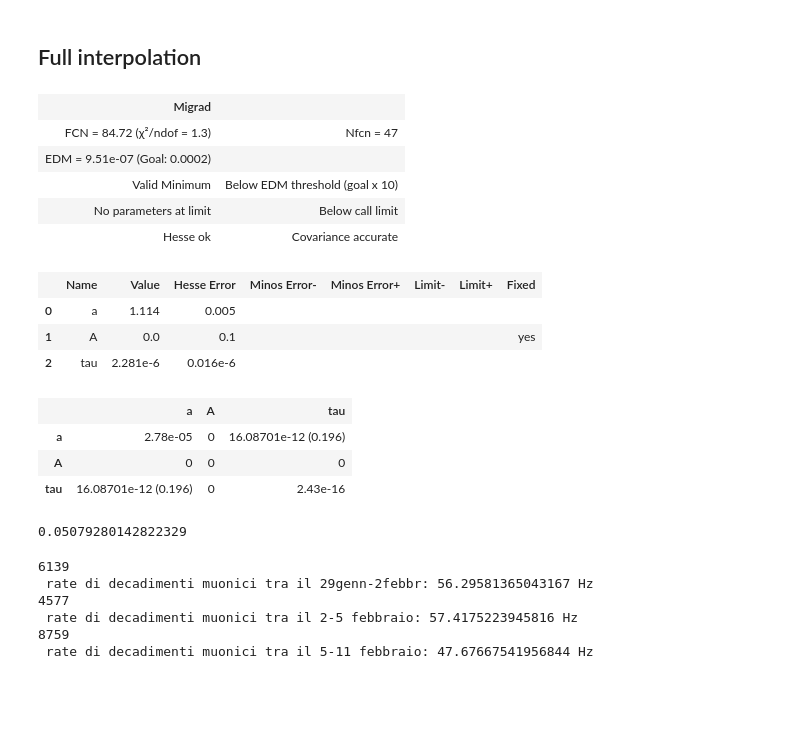
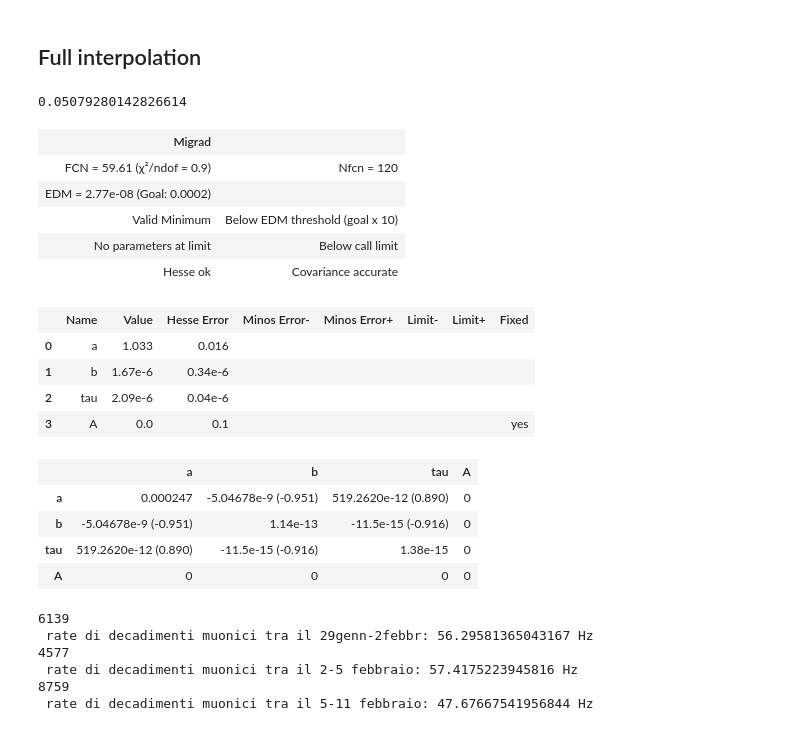
Before and after one commit to Matti-z/Lab-muons, a Jupyter notebook: hist_definitivo.ipynb, the cells around one changed output. Drawn from its saved outputs; the diff is of its cells as text; code cells hidden in the pictures; blank space fills up the shorter version.

```diff
--- a/hist_definitivo.ipynb
+++ b/hist_definitivo.ipynb
@@ -24,7 +24,7 @@ def exp( x , N ,a, A, tau):
 def sturges( N: int):
     return int(np.round( 1 + 3.322 * np.log10(N)))
 
-def exp_unif(x, a, b, tau, A):
+def exp_unif(x, N , a, b, tau, A):
     return a * N * (expon.cdf(x, A, tau) + b * N * uniform.cdf(x, 0, 8e-6))
 
 
@@ -77,7 +77,7 @@ def dataset_analysis(dataset: np.ndarray , creator: Callable, bins: int , args:
     model_function = function_generator_with_variable_N( creator , len(dataset))
     count, edges = np.histogram( dataset , bins=bins)
     cost = ExtendedBinnedNLL(count, edges, model_function)
-
+    #TODO fix args.values() generalizza per l'ordine dei parametri
     minuit_element =  Minuit(cost, *args.values())
 
     if "A" in args.keys():
@@ -89,6 +89,20 @@ def end(m:Minuit) -> None:
     m.migrad()
     m.hesse()
     display(m)
+
+
+def find_best_chi2_pvalue( min_bin_range:int , max_bin_range:int , step_bin: int,  f:Callable , dataset:np.ndarray , f_args:dict):
+    range_bins = np.arange(min_bin_range , max_bin_range , step_bin , dtype=int)
+
+    p_value_list = []
+    chi2_list = []
+    for bin in range_bins:
+        n = dataset_analysis( dataset , f , bins = bin , args=f_args)
+        n.migrad()
+        n.hesse()
+        p_value_list.append(1 - chi2.cdf(n.fval, df=n.ndof))
+        chi2_list.append(n.fval/n.ndof)
+    return p_value_list , chi2_list
 # %% [markdown]
 # Dataset
 # %%
@@ -100,8 +114,8 @@ data_4 = np.genfromtxt("Data/timestamp/05_02_2026_18_17.csv", delimiter=',')
 data_5 = np.genfromtxt("Data/timestamp/11_02_2026_17_52.csv", delimiter=',')
 data_6 = np.genfromtxt("Data/timestamp/16_02_2026_12_25.csv", delimiter=',')
 data_7 = np.genfromtxt("Data/timestamp/20_02_2026_15_57.csv", delimiter=',')
-data = np.concatenate((data_0, data_1, data_2, data_3, data_4, data_5, data_6,
-                       data_7))
+data = np.concatenate((data_0, data_1, data_2, data_3, data_4, data_5, data_6, data_7))
+
 print(len(data),len(data_0), len(data_1), len(data_2), len(data_3), len(data_4), len(data_5), len(data_6), len(data_7))
 # %% [output]
 49799 2976 9400 6139 4577 8759 7456 6355 4137
@@ -164,33 +178,42 @@ end(k)
 # %%
 n_bins = 67
 exp_args = {"a": 1, "A": 0, "tau": TAU_MU}
 
 data_refact:np.ndarray = data[(data > 1e-7)&(data < 6.5e-6)]## forse si può anche non tagliare dal basso
 
 
 n = dataset_analysis( data_refact , exp , bins = n_bins , args=exp_args)
 
-end(n)
+n.migrad()
+n.hesse()
 
 
 p_value = 1 - chi2.cdf(n.fval, df=n.ndof)
 print(p_value)
+
+
+exp_unif_args = {"a": 0.9, "b": 0, "tau": TAU_MU , "A":0}
+m = dataset_analysis( data_refact , exp_unif , bins = n_bins , args=exp_unif_args)
+# m.limits["a" , "b"] = (0,1) #type:ignore
+end(m)
 # %% [output]
+0.05079280142826614
 | Migrad |  |
-| FCN = 84.72 (χ²/ndof = 1.3) | Nfcn = 47 |
-| EDM = 9.51e-07 (Goal: 0.0002) |  |
+| FCN = 59.61 (χ²/ndof = 0.9) | Nfcn = 120 |
+| EDM = 2.77e-08 (Goal: 0.0002) |  |
 | Valid Minimum | Below EDM threshold (goal x 10) |
 | No parameters at limit | Below call limit |
 | Hesse ok | Covariance accurate |
 |  | Name | Value | Hesse Error | Minos Error- | Minos Error+ | Limit- | Limit+ | Fixed |
-| 0 | a | 1.114 | 0.005 |  |  |  |  |  |
-| 1 | A | 0.0 | 0.1 |  |  |  |  | yes |
-| 2 | tau | 2.281e-6 | 0.016e-6 |  |  |  |  |  |
+| 0 | a | 1.033 | 0.016 |  |  |  |  |  |
+| 1 | b | 1.67e-6 | 0.34e-6 |  |  |  |  |  |
+| 2 | tau | 2.09e-6 | 0.04e-6 |  |  |  |  |  |
+| 3 | A | 0.0 | 0.1 |  |  |  |  | yes |
-|  | a | A | tau |
-| a | 2.78e-05 | 0 | 16.08701e-12 (0.196) |
-| A | 0 | 0 | 0 |
-| tau | 16.08701e-12 (0.196) | 0 | 2.43e-16 |
+|  | a | b | tau | A |
+| a | 0.000247 | -5.04678e-9 (-0.951) | 519.2620e-12 (0.890) | 0 |
+| b | -5.04678e-9 (-0.951) | 1.14e-13 | -11.5e-15 (-0.916) | 0 |
+| tau | 519.2620e-12 (0.890) | -11.5e-15 (-0.916) | 1.38e-15 | 0 |
+| A | 0 | 0 | 0 | 0 |
-0.05079280142822329
 # %%
 print(len(data_2),'\n', 'rate di decadimenti muonici tra il 29genn-2febbr:', 1/(len(data_2)/((24*4)*3600)), 'Hz')
 print (len(data_3),'\n', 'rate di decadimenti muonici tra il 2-5 febbraio:', 1/(len(data_3)/((24*3+1)*3600)), 'Hz')
```
Also changed, not shown: parts of 5 cells of this notebook.
